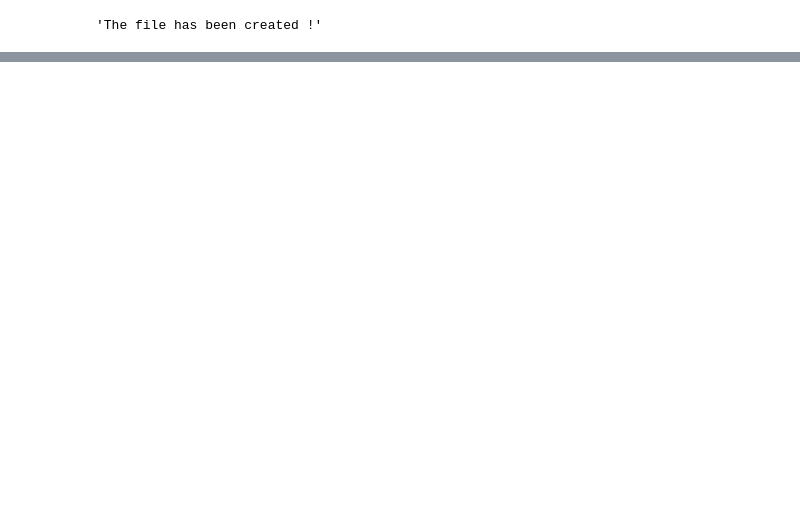
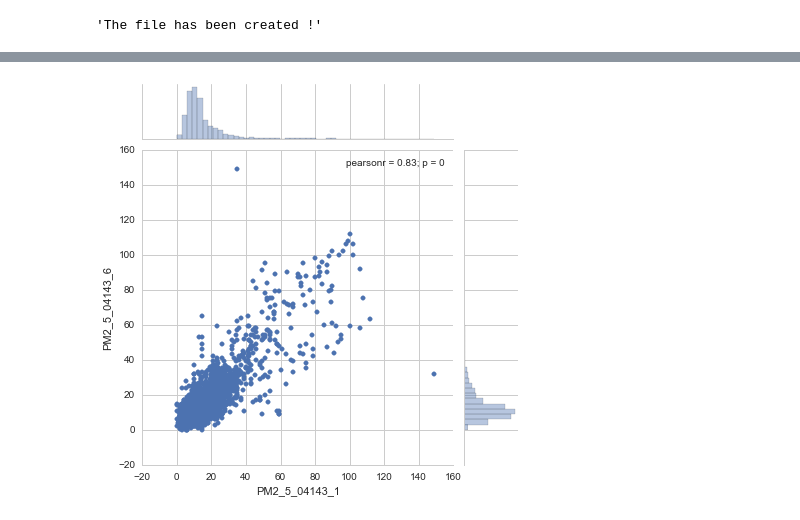
Before and after one commit to MGIMM/Predict-pollution-in-an-asian-megacity, a Jupyter notebook: Preliminary Analysis.ipynb, the cells around one changed output, grey strips where cells are left out. Saved outputs shown, nothing was run; the diff lists cells and outputs as text; code cells hidden in the pictures; blank space fills up the shorter version.

```diff
--- a/Preliminary Analysis.ipynb
+++ b/Preliminary Analysis.ipynb
@@ -80,0 +108,4 @@ DataOutput('test.csv',Xtrain,"windBearingSin_04145",'2015-01-28')
+# %%
+a = sns.jointplot(x="PM2_5_04143_1", y="PM2_5_04143_6", data=Ytrain);
+# %% [output]
+[figure, added]
```
Also changed, not shown: parts of 8 cells of this notebook, 1 other file.
